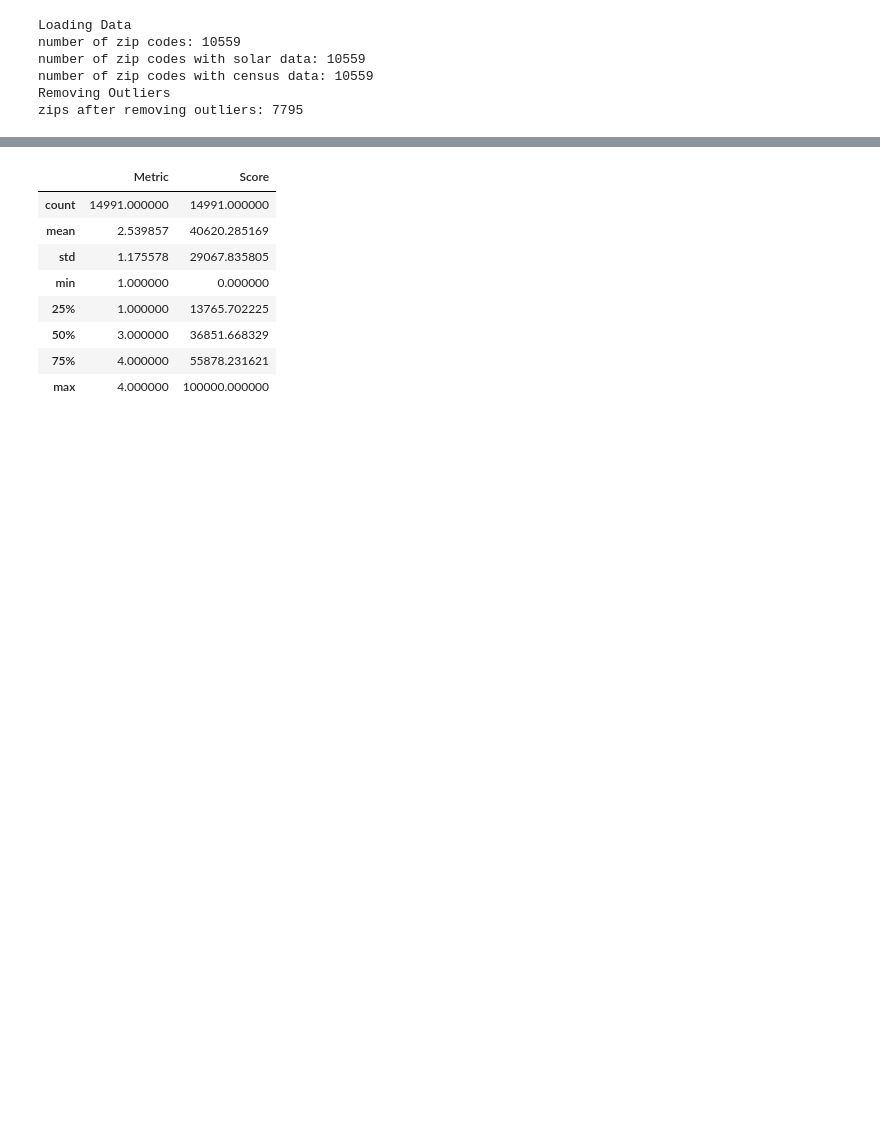
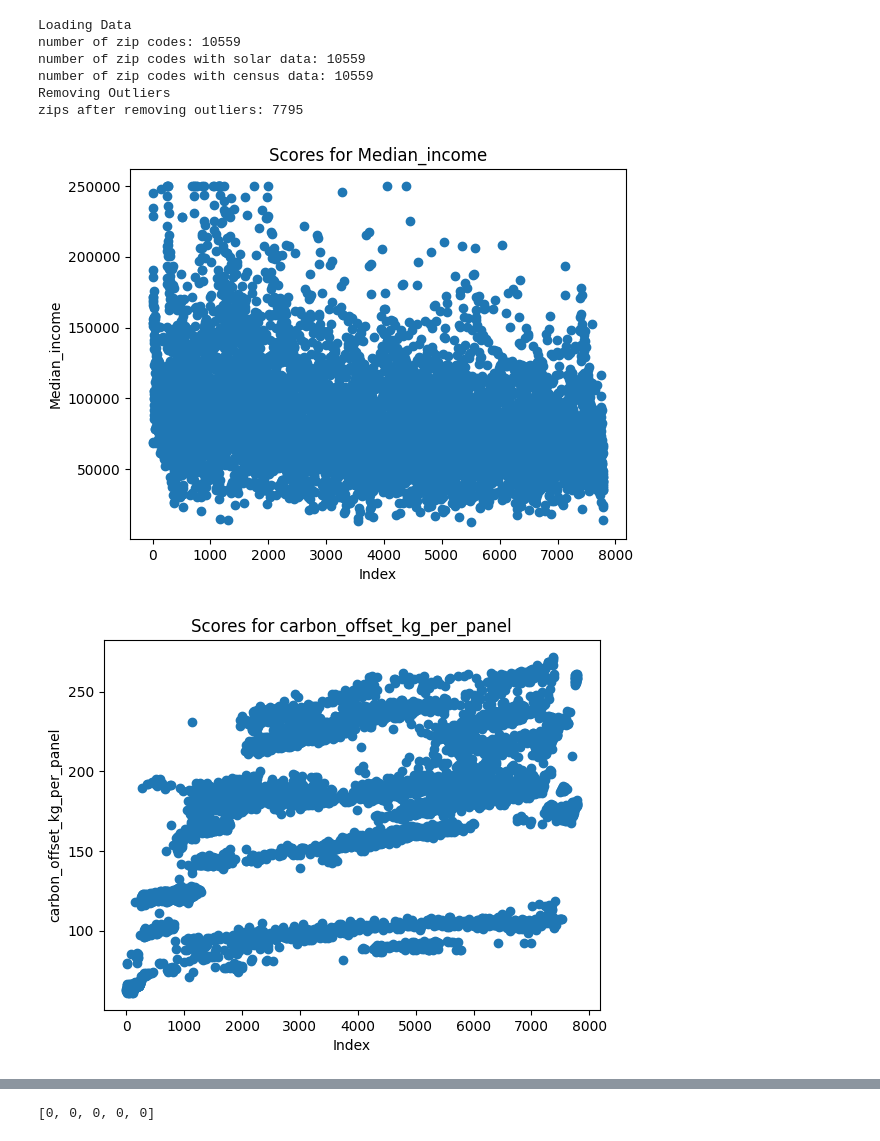
Before and after one commit to escapeprograms/SunSight, a Jupyter notebook: Visualization/neat_visualize.ipynb, the cells around one changed output, grey strips where cells are left out. Saved outputs shown, nothing was run; the diff lists cells and outputs as text; code cells hidden in the pictures; blank space fills up the shorter version.

```diff
--- a/Visualization/neat_visualize.ipynb
+++ b/Visualization/neat_visualize.ipynb
@@ -34,3 +34,22 @@ for i in range(0, data_manager.num_zips):
 
 zip_outputs.sort(key=lambda z: z[1], reverse=True) #sort by highest score
 zip_order = [index for index, score in zip_outputs]
+# %%
+
+metrics = ['Median_income', 'carbon_offset_kg_per_panel', 'energy_generation_per_panel', 'realized_potential_percent', 'black_prop']
+
+for m in metrics:
+    arr = []
+    for i in range(len(zip_order)):
+        arr.append(combined_df[m][zip_order[i]])
+        # arr.append()
+
+
+    plt.scatter(list(range(len(arr))), arr, marker='o')
+    plt.xlabel("Index")
+    plt.ylabel(m)
+    plt.title(f"Scores for {m}")
+    plt.show()
+# %% [output]
+[figure, added]
+[figure, added]
@@ -38,18 +60,8 @@ zip_order = [index for index, score in zip_outputs]
 #load fitness data
 with open('Neat/models/fitness_data.pkl', 'rb') as f:
     fitness_data = pickle.load(f)
-
-df = pd.DataFrame(fitness_data, columns=["Metric", "Score"])
-df.describe()
+fitness_data
 # %% [output]
-|  | Metric | Score |
-| count | 14991.000000 | 14991.000000 |
-| mean | 2.539857 | 40620.285169 |
-| std | 1.175578 | 29067.835805 |
-| min | 1.000000 | 0.000000 |
-| 25% | 1.000000 | 13765.702225 |
-| 50% | 3.000000 | 36851.668329 |
-| 75% | 4.000000 | 55878.231621 |
-| max | 4.000000 | 100000.000000 |
+[0, 0, 0, 0, 0]
 # %%
 
```
Also changed, not shown: parts of 2 cells of this notebook, 9 other files.
